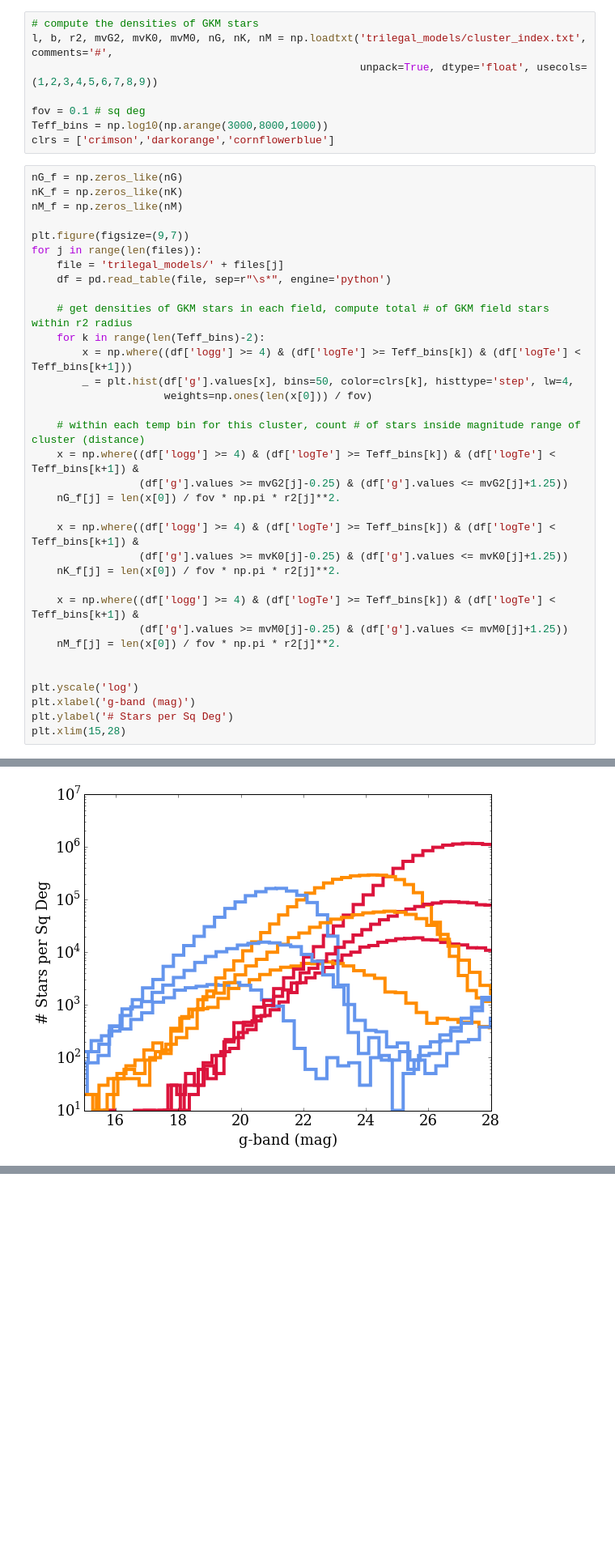
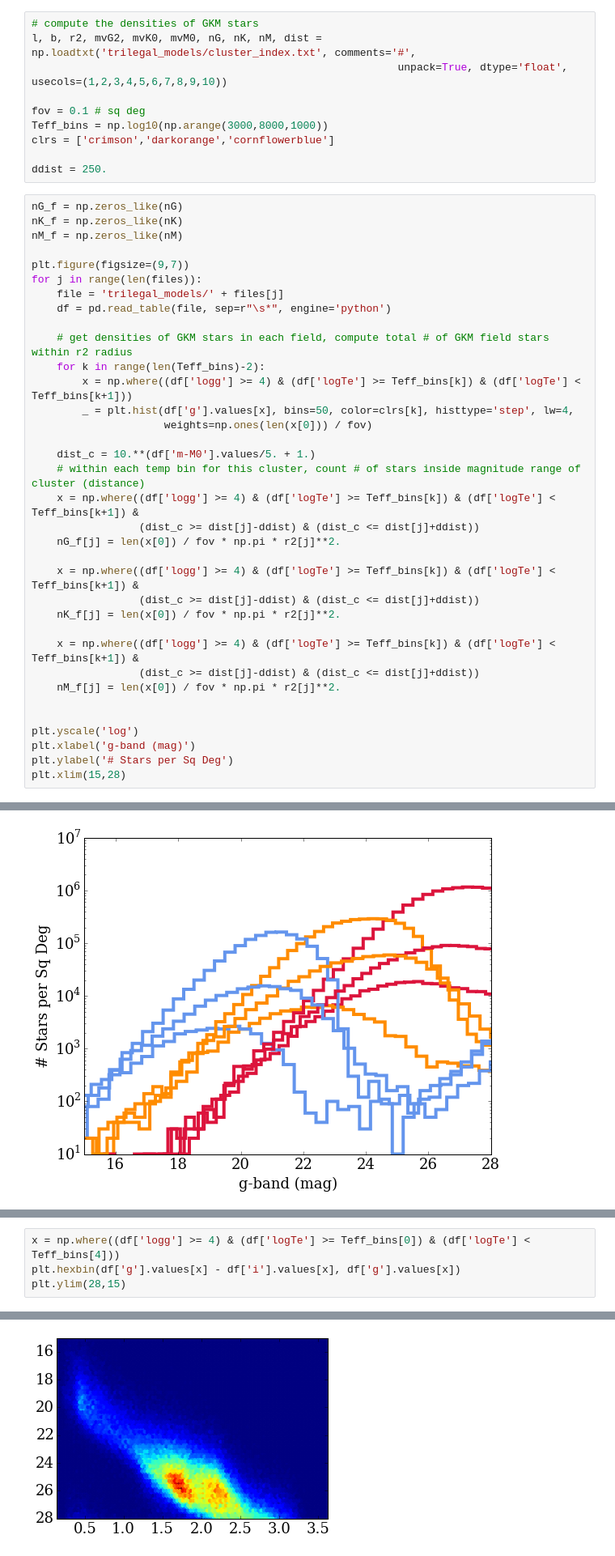
Before and after one commit to lsst-sims/MW-Flare, a Jupyter notebook: cluster_figs.ipynb, the cells around one changed output, grey strips where cells are left out. Shown at 81% size. Drawn from its saved outputs; the diff is of its cells as text; blank space fills up the shorter version.

```diff
--- a/cluster_figs.ipynb
+++ b/cluster_figs.ipynb
@@ -15,12 +15,14 @@ files= np.loadtxt('trilegal_models/cluster_index.txt', comments='#', unpack=True
                          usecols=(0,), dtype='str')
 # %%
 # compute the densities of GKM stars
-l, b, r2, mvG2, mvK0, mvM0, nG, nK, nM = np.loadtxt('trilegal_models/cluster_index.txt', comments='#',
-                                                    unpack=True, dtype='float', usecols=(1,2,3,4,5,6,7,8,9))
+l, b, r2, mvG2, mvK0, mvM0, nG, nK, nM, dist = np.loadtxt('trilegal_models/cluster_index.txt', comments='#',
+                                                          unpack=True, dtype='float', usecols=(1,2,3,4,5,6,7,8,9,10))
 
 fov = 0.1 # sq deg
 Teff_bins = np.log10(np.arange(3000,8000,1000))
 clrs = ['crimson','darkorange','cornflowerblue']
+
+ddist = 250.
 # %%
 nG_f = np.zeros_like(nG)
 nK_f = np.zeros_like(nK)
@@ -37,17 +39,18 @@ for j in range(len(files)):
         _ = plt.hist(df['g'].values[x], bins=50, color=clrs[k], histtype='step', lw=4,
                      weights=np.ones(len(x[0])) / fov)
 
+    dist_c = 10.**(df['m-M0'].values/5. + 1.)
     # within each temp bin for this cluster, count # of stars inside magnitude range of cluster (distance)
     x = np.where((df['logg'] >= 4) & (df['logTe'] >= Teff_bins[k]) & (df['logTe'] < Teff_bins[k+1]) &
-                 (df['g'].values >= mvG2[j]-0.25) & (df['g'].values <= mvG2[j]+1.25))
+                 (dist_c >= dist[j]-ddist) & (dist_c <= dist[j]+ddist))
     nG_f[j] = len(x[0]) / fov * np.pi * r2[j]**2.
 
     x = np.where((df['logg'] >= 4) & (df['logTe'] >= Teff_bins[k]) & (df['logTe'] < Teff_bins[k+1]) &
-                 (df['g'].values >= mvK0[j]-0.25) & (df['g'].values <= mvK0[j]+1.25))
+                 (dist_c >= dist[j]-ddist) & (dist_c <= dist[j]+ddist))
     nK_f[j] = len(x[0]) / fov * np.pi * r2[j]**2.
 
     x = np.where((df['logg'] >= 4) & (df['logTe'] >= Teff_bins[k]) & (df['logTe'] < Teff_bins[k+1]) &
-                 (df['g'].values >= mvM0[j]-0.25) & (df['g'].values <= mvM0[j]+1.25))
+                 (dist_c >= dist[j]-ddist) & (dist_c <= dist[j]+ddist))
     nM_f[j] = len(x[0]) / fov * np.pi * r2[j]**2.
 
 
@@ -87,0 +75,5 @@ for k in range(len(files)):
+# %%
+x = np.where((df['logg'] >= 4) & (df['logTe'] >= Teff_bins[0]) & (df['logTe'] < Teff_bins[4]))
+plt.hexbin(df['g'].values[x] - df['i'].values[x], df['g'].values[x])
+plt.ylim(28,15)
+# %% [output]
@@ -87,0 +81 @@ for k in range(len(files)):
+[figure, added]
```
Also changed, not shown: parts of 6 cells of this notebook, 2 other files.
